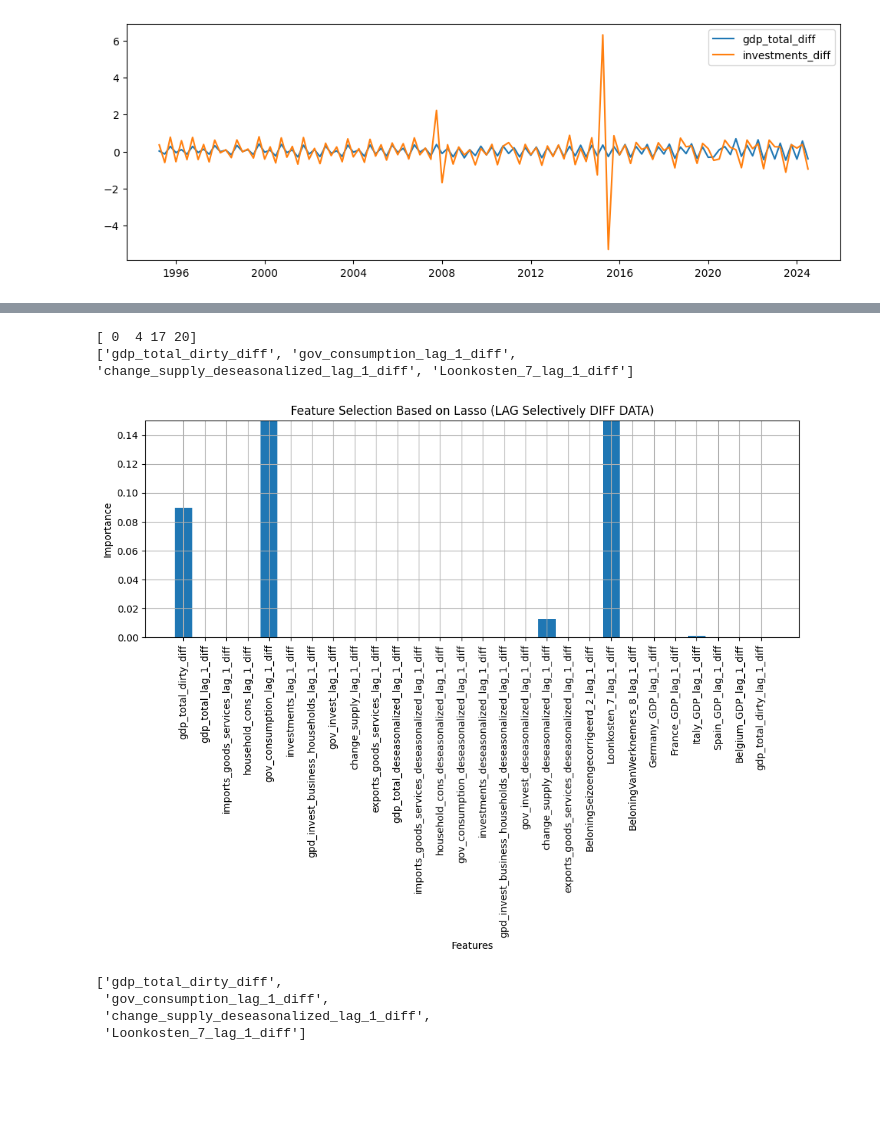
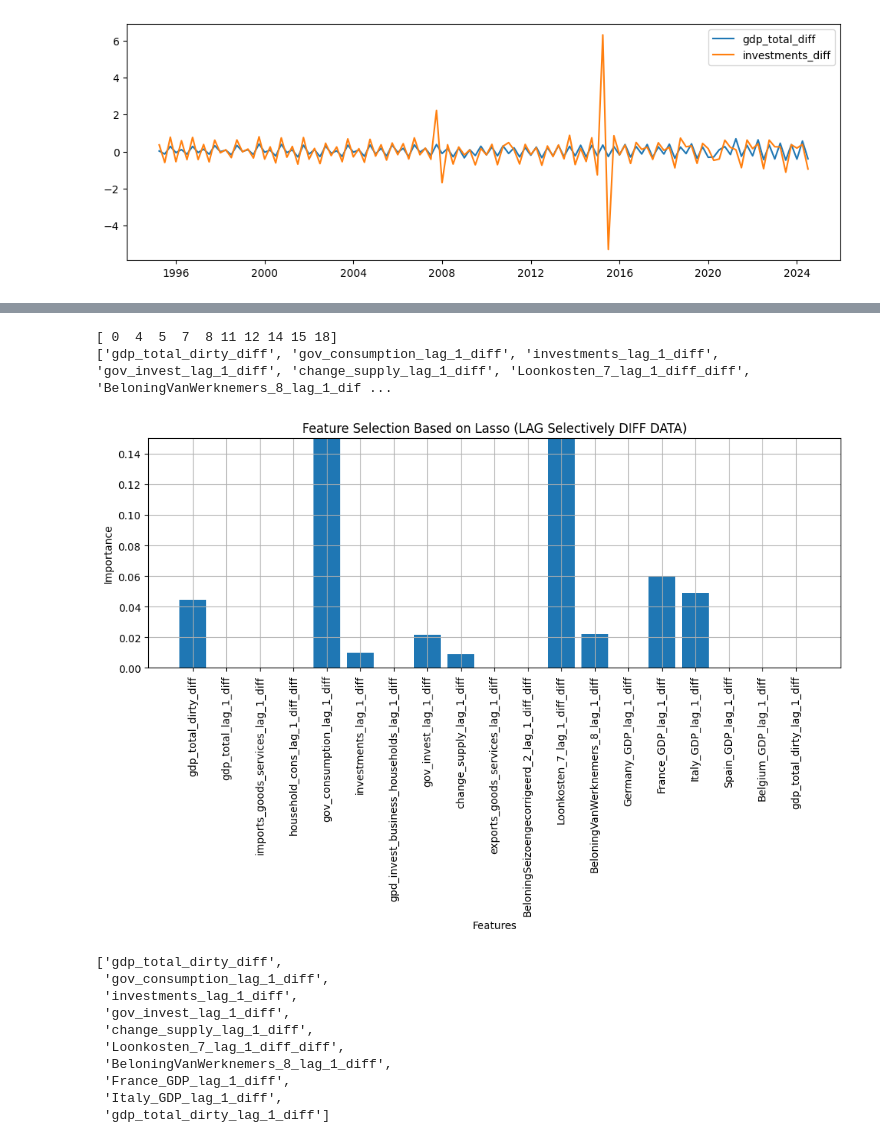
Before and after one commit to powell001/NowCast_Data_v2, a Jupyter notebook: src/a06_forecastQuarterlyData_withQuarterlyData_Lasso.ipynb, the cells around one changed output, grey strips where cells are left out. Cells and saved outputs as stored; diff of their text form; code cells hidden in the pictures; blank space fills up the shorter version.

```diff
--- a/src/a06_forecastQuarterlyData_withQuarterlyData_Lasso.ipynb
+++ b/src/a06_forecastQuarterlyData_withQuarterlyData_Lasso.ipynb
@@ -352,7 +349,7 @@ def differenceData(originalData, mydiff=1):
     stationarydf_diff = originalData.copy()
 
     # selectively difference the data
-    for i in stationarydf_diff:
+    for i in notstationary:
         stationarydf_diff[i] = stationarydf_diff[i].diff(mydiff)
 
     # rename columns
@@ -433,0 +431,4 @@ stationdarydf(df_lag_diff, save = 'False')
+# %%
+
+df_lag_diff_diff = differenceData(df_lag_diff, mydiff=1)
+stationdarydf(df_lag_diff_diff, save = 'False')
@@ -434,10 +453,16 @@ stationdarydf(df_lag_diff, save = 'False')
 # %%
-lassoreg(df_lag_diff.dropna(), alpha=0.01, title='Feature Selection Based on Lasso (LAG Selectively DIFF DATA)')
+lassoreg(df_lag_diff_diff.dropna(), alpha=0.003, title='Feature Selection Based on Lasso (LAG Selectively DIFF DATA)')
 # %% [output]
-[ 0  4 17 20]
-['gdp_total_dirty_diff', 'gov_consumption_lag_1_diff', 'change_supply_deseasonalized_lag_1_diff', 'Loonkosten_7_lag_1_diff']
+[ 0  4  5  7  8 11 12 14 15 18]
+['gdp_total_dirty_diff', 'gov_consumption_lag_1_diff', 'investments_lag_1_diff', 'gov_invest_lag_1_diff', 'change_supply_lag_1_diff', 'Loonkosten_7_lag_1_diff_diff', 'BeloningVanWerknemers_8_lag_1_dif ...
-[figure, old version]
+[figure, new version]
 ['gdp_total_dirty_diff',
  'gov_consumption_lag_1_diff',
- 'change_supply_deseasonalized_lag_1_diff',
- 'Loonkosten_7_lag_1_diff']
+ 'investments_lag_1_diff',
+ 'gov_invest_lag_1_diff',
+ 'change_supply_lag_1_diff',
+ 'Loonkosten_7_lag_1_diff_diff',
+ 'BeloningVanWerknemers_8_lag_1_diff',
+ 'France_GDP_lag_1_diff',
+ 'Italy_GDP_lag_1_diff',
+ 'gdp_total_dirty_lag_1_diff']
```
Also changed, not shown: parts of 25 cells of this notebook, 1 other file.
